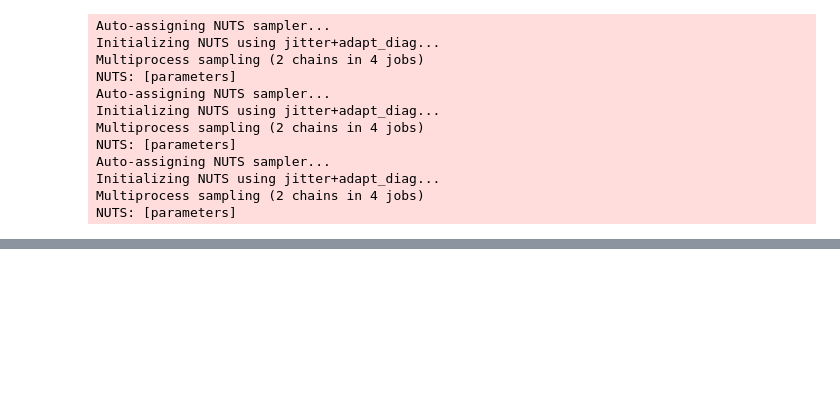
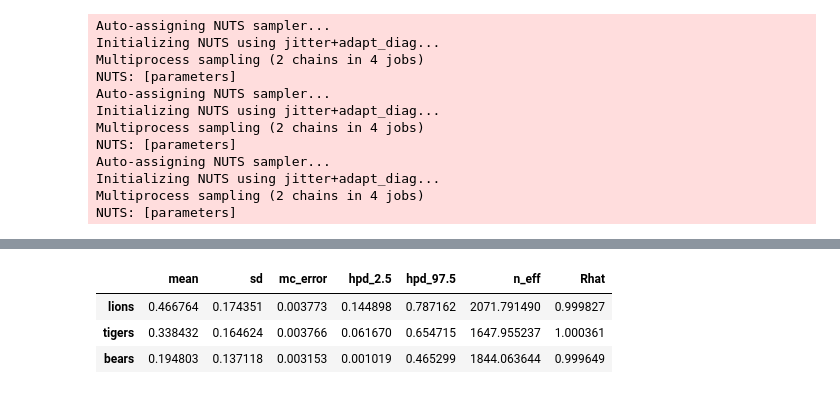
Before and after one commit to WillKoehrsen/probabilistic-programming, a Jupyter notebook: Allen Downey Problem.ipynb, the cells around one changed output, grey strips where cells are left out. Drawn from its saved outputs; the diff is of its cells as text; code cells hidden in the pictures; blank space fills up the shorter version.

```diff
--- a/Allen Downey Problem.ipynb
+++ b/Allen Downey Problem.ipynb
@@ -474 +513,10 @@ NUTS: [parameters]
+# %%
+summary = pm.summary(trace)
+summary.index = animals
+summary
+# %% [output]
+|  | mean | sd | mc_error | hpd_2.5 | hpd_97.5 | n_eff | Rhat |
+| lions | 0.466764 | 0.174351 | 0.003773 | 0.144898 | 0.787162 | 2071.791490 | 0.999827 |
+| tigers | 0.338432 | 0.164624 | 0.003766 | 0.061670 | 0.654715 | 1647.955237 | 1.000361 |
+| bears | 0.194803 | 0.137118 | 0.003153 | 0.001019 | 0.465299 | 1844.063644 | 0.999649 |
 # %%
```
Also changed, not shown: parts of 24 cells of this notebook.
